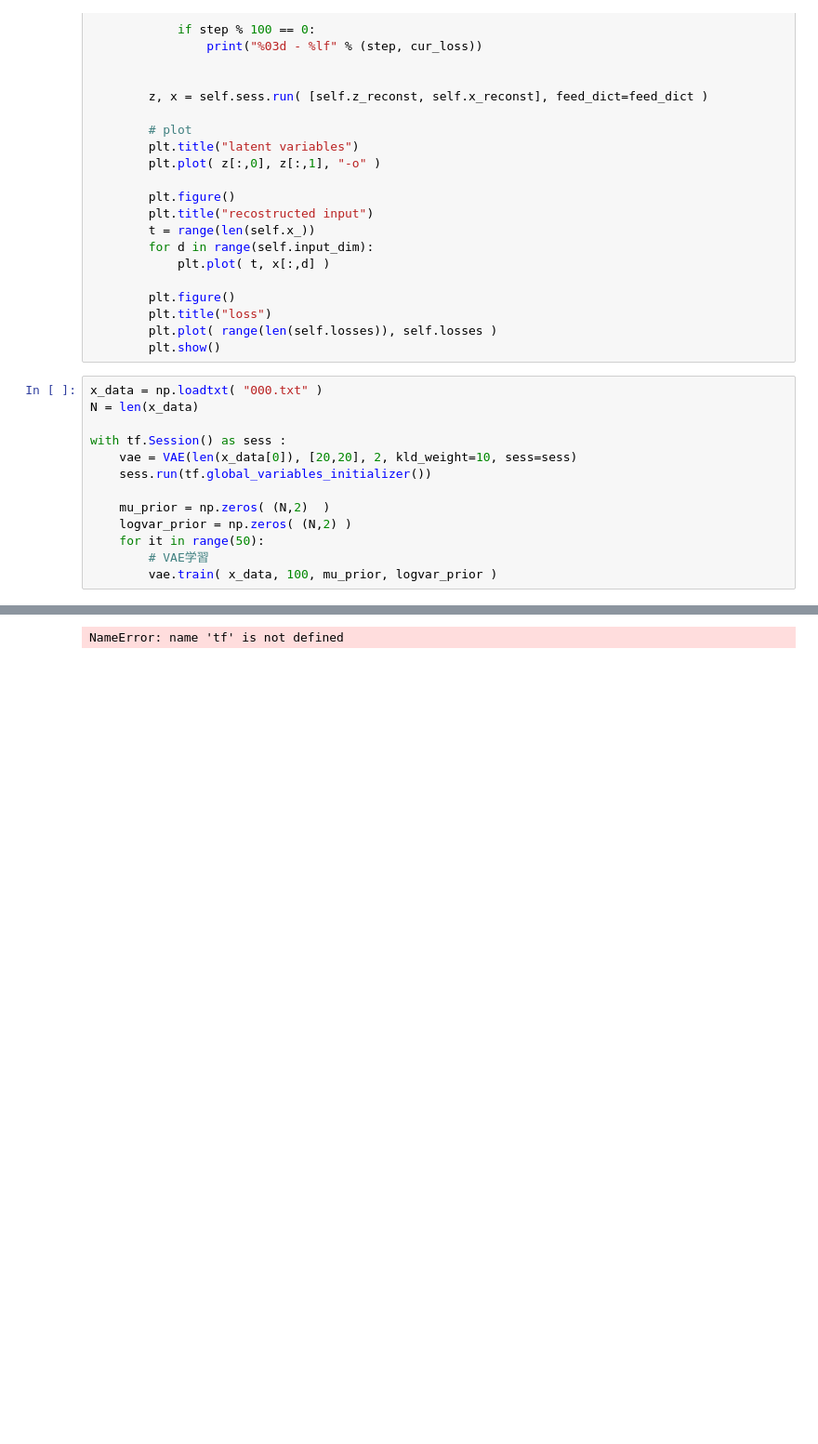
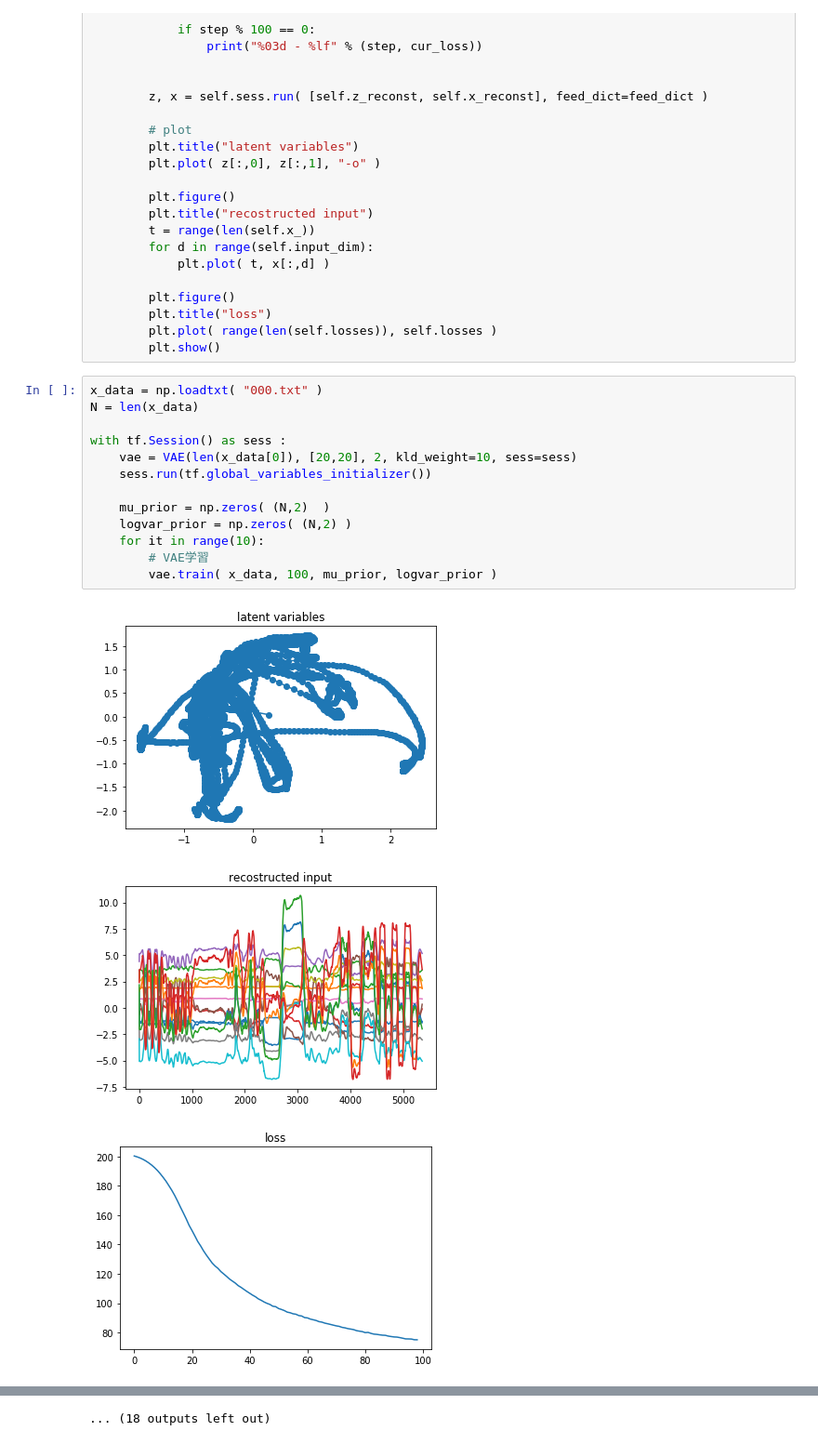
Before and after one commit to nagano28/VAE, a Jupyter notebook: VAE.ipynb, the cells around one changed output, grey strips where cells are left out. Shown at 93% size. Saved outputs shown, nothing was run; the diff lists cells and outputs as text; blank space fills up the shorter version.

```diff
--- a/VAE.ipynb
+++ b/VAE.ipynb
@@ -122,14 +122,17 @@ class VAE():
 # %%
 x_data = np.loadtxt( "000.txt" )
 N = len(x_data)
 
 with tf.Session() as sess :
     vae = VAE(len(x_data[0]), [20,20], 2, kld_weight=10, sess=sess)
     sess.run(tf.global_variables_initializer())
 
     mu_prior = np.zeros( (N,2)  )
     logvar_prior = np.zeros( (N,2) )
-    for it in range(50):
+    for it in range(10):
         # VAE学習
         vae.train( x_data, 100, mu_prior, logvar_prior )
 # %% [output]
+[figure, added]
+[figure, added]
+[figure, added]
@@ -136 +148 @@ with tf.Session() as sess :
-NameError: name 'tf' is not defined
+... (18 outputs left out)
```
Also changed, not shown: parts of 1 cell of this notebook, 1 other file.
